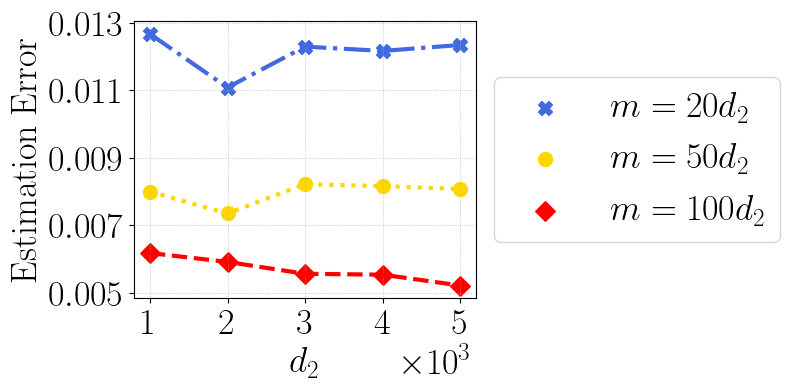
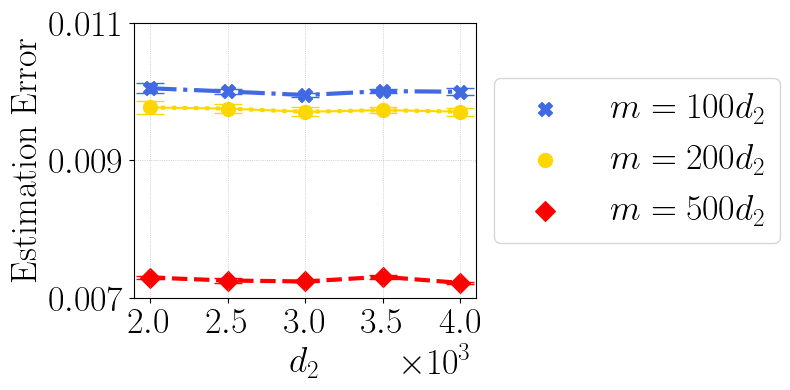
Code edit (unified diff) that turned the first committed figure into the second:
--- before
+++ after
@@ -1,8 +1,13 @@
 # title = r'$\mathrm{Synthetic~(2~obervations)}$'
-d2 = [1000, 2000, 3000, 4000, 5000]
+d2 = [2000, 2500, 3000, 3500, 4000]
 
-m20 = [0.01266641915, 0.011080652475357056, 0.0122906575, 0.01216325909, 0.01234002039]
-m50 = [0.00799421221, 0.007354504429, 0.008218836039, 0.008161314763, 0.008075885475]
-m100 = [0.00618130248, 0.00591699779, 0.005566585343, 0.005540066864, 0.005218415055423975]
+m100 = [0.010049297474324703, 0.010002708434462547, 0.00995036649207274, 0.01000830406943957, 0.009997960891723633]
+m100_std = [7.307869277842097e-05, 3.095189148190885e-05, 2.724426897639195e-05, 2.4353038368112942e-05, 5.389684235533454e-05]
+
+m200 = [0.009770647622644901, 0.009753705002367496, 0.009707117453217506, 0.009731337738533815, 0.00970905056844155]
+m200_std = [9.641464702193023e-05, 6.19196436661674e-05, 6.595007918847386e-05, 3.963291150909592e-05, 5.9075300925817826e-05]
+
+m500 = [0.007299390621483326, 0.007255908863246441, 0.007242356892675161, 0.007310107816010714, 0.007221391424536705]
+m500_std = [2.3163483426685816e-05, 3.159041829788376e-05, 1.2669984519801028e-05, 3.209746727277393e-05, 1.3992694715012731e-05]
 
 f, ax = plt.subplots(figsize=(8,4))
@@ -14,11 +19,15 @@
 #print(err_mean)
 
-plt.plot(d2, m20, lw=3, color='royalblue',ls="dashdot" )
-plt.plot(d2, m50, lw=3, color='gold', ls="dotted")
-plt.plot(d2, m100, lw=3, color='red', ls="dashed")
+plt.plot(d2, m100, lw=3, color='royalblue',ls="dashdot" )
+plt.plot(d2, m200, lw=3, color='gold', ls="dotted")
+plt.plot(d2, m500, lw=3, color='red', ls="dashed")
 
-plt.scatter(d2, m20, s=100, color='royalblue', label=r"$m=20d_2$", marker="X")
-plt.scatter(d2, m50, s=100, color='gold', label=r"$m=50d_2$")
-plt.scatter(d2, m100, s=100, color='red', label=r"$m=100d_2$", marker="D")
+plt.scatter(d2, m100, s=100, color='royalblue', label=r"$m=100d_2$", marker="X")
+plt.scatter(d2, m200, s=100, color='gold', label=r"$m=200d_2$")
+plt.scatter(d2, m500, s=100, color='red', label=r"$m=500d_2$", marker="D")
+
+plt.errorbar(d2, m100, yerr=m100_std,color='royalblue', fmt='X', capsize=10)
+plt.errorbar(d2, m200, yerr=m200_std,color='gold', capsize=10)
+plt.errorbar(d2, m500, yerr=m500_std,color='red', fmt='D', capsize=10)
 
 plt.legend(fontsize=26, loc='center left',bbox_to_anchor=(1, 0.5), ncol=1)
@@ -30,10 +39,10 @@
 plt.xticks(xticks, fontsize=26)
 plt.ticklabel_format(style='sci', scilimits=(0,0), axis='x')
-plt.yticks([0.005, 0.007, 0.009, 0.011, 0.013], fontsize=26)
+plt.yticks([0.007, 0.009, 0.011], fontsize=26)
 ax.xaxis.get_offset_text().set_fontsize(26)
 
 plt.grid(lw=0.5, ls=":")
 plt.tight_layout()
-plot_name = f"sample_comp_fix.pdf"
+plot_name = f"sample_comp_r.pdf"
 plt.savefig(plot_name, bbox_inches='tight', format="pdf", dpi=1200)
 

Commit: sample complexity